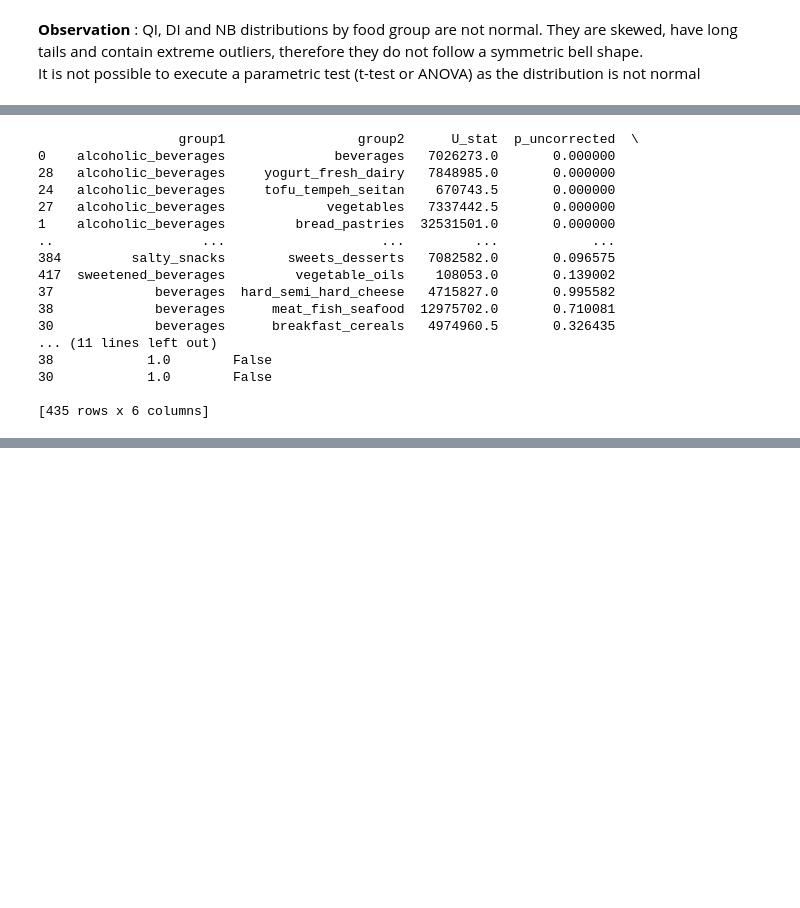
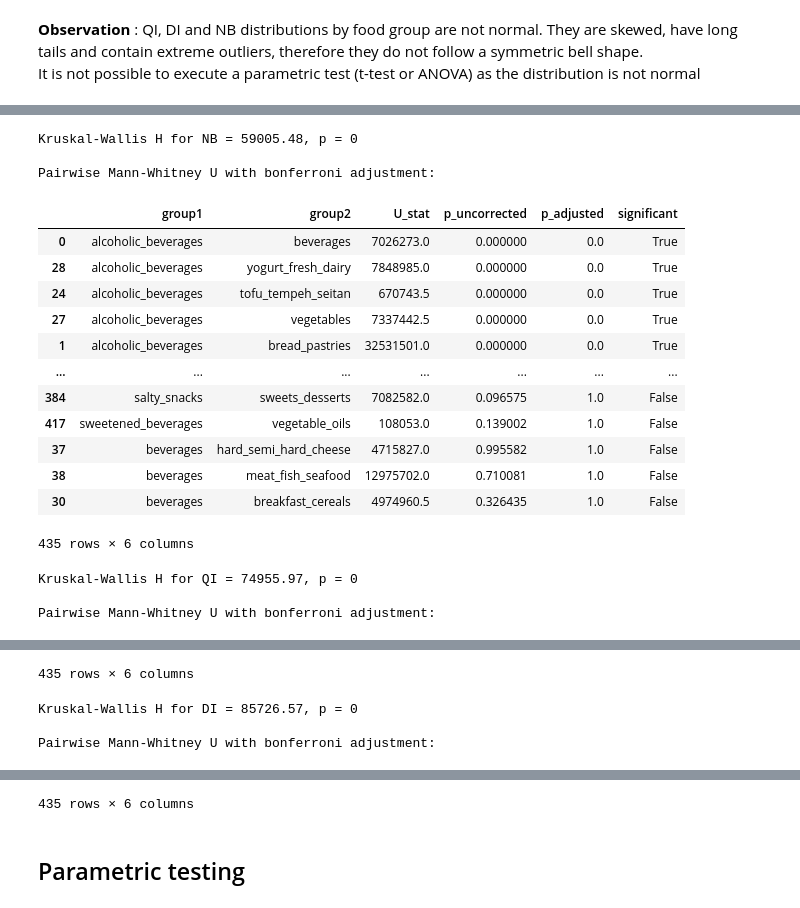
Before and after one commit to sskyxx/Bachelor-Project, a Jupyter notebook: analysis/statistical_tests.ipynb, the cells around one changed output, grey strips where cells are left out. Drawn from its saved outputs; the diff is of its cells as text; code cells hidden in the pictures; blank space fills up the shorter version.

Commit message:
overall test (non and parametric)

```diff
--- a/analysis/statistical_tests.ipynb
+++ b/analysis/statistical_tests.ipynb
@@ -151,52 +94,29 @@ UndefinedVariableError: name 'p_adjusted' is not defined
 # %%
-# 1. Group your data by food_group
-groups = {
-    name: grp['NB'].values
-    for name, grp in df_food_clean_scaled.groupby('food_group')
-}
+# Nutrient Balance NB
+H_nb, p_nb, posthoc_nb = nonparametric_group_comparison(df_food_clean_scaled, 'NB')
 
-# 2. Generate all unique pairs of groups
-pairs = list(itertools.combinations(groups.keys(), 2))
+# Quality Index QI
+H_qi, p_qi, posthoc_qi = nonparametric_group_comparison(df_food_clean_scaled, 'QI')
 
-# 3. Run Mann–Whitney U for each pair
-results = []
-for g1, g2 in pairs:
-    u_stat, p_unc = mannwhitneyu(groups[g1], groups[g2], alternative='two-sided')
-    results.append({
-        'group1': g1,
-        'group2': g2,
-        'U_stat': u_stat,
-        'p_uncorrected': p_unc
-    })
-
-# 4. Bonferroni‐correct the p-values
-p_uncorrected = [r['p_uncorrected'] for r in results]
-rej, p_adjusted, _, _ = multipletests(p_uncorrected, alpha=0.05, method='bonferroni')
-
-# 5. Attach adjusted p-values and significance flags
-for r, p_adj, is_sig in zip(results, p_adjusted, rej):
-    r['p_bonferroni'] = p_adj
-    r['significant'] = is_sig
-
-# 6. Create a DataFrame for easy inspection
-posthoc_df = pd.DataFrame(results)
-posthoc_df = posthoc_df.sort_values('p_bonferroni')
-print(posthoc_df[['group1','group2','U_stat','p_uncorrected','p_bonferroni','significant']])
+# Disqualifying Index DI
+H_di, p_di, posthoc_di = nonparametric_group_comparison(df_food_clean_scaled, 'DI')
 # %% [output]
-                  group1                 group2      U_stat  p_uncorrected  \
-0    alcoholic_beverages              beverages   7026273.0       0.000000
-28   alcoholic_beverages     yogurt_fresh_dairy   7848985.0       0.000000
-24   alcoholic_beverages     tofu_tempeh_seitan    670743.5       0.000000
-27   alcoholic_beverages             vegetables   7337442.5       0.000000
-1    alcoholic_beverages         bread_pastries  32531501.0       0.000000
-..                   ...                    ...         ...            ...
-384         salty_snacks        sweets_desserts   7082582.0       0.096575
-417  sweetened_beverages         vegetable_oils    108053.0       0.139002
-37             beverages  hard_semi_hard_cheese   4715827.0       0.995582
-38             beverages      meat_fish_seafood  12975702.0       0.710081
-30             beverages      breakfast_cereals   4974960.5       0.326435
-... (11 lines left out)
-38            1.0        False
-30            1.0        False
+Kruskal-Wallis H for NB = 59005.48, p = 0
 
-[435 rows x 6 columns]
+Pairwise Mann-Whitney U with bonferroni adjustment:
+|  | group1 | group2 | U_stat | p_uncorrected | p_adjusted | significant |
+| 0 | alcoholic_beverages | beverages | 7026273.0 | 0.000000 | 0.0 | True |
+| 28 | alcoholic_beverages | yogurt_fresh_dairy | 7848985.0 | 0.000000 | 0.0 | True |
+| 24 | alcoholic_beverages | tofu_tempeh_seitan | 670743.5 | 0.000000 | 0.0 | True |
+| 27 | alcoholic_beverages | vegetables | 7337442.5 | 0.000000 | 0.0 | True |
+| 1 | alcoholic_beverages | bread_pastries | 32531501.0 | 0.000000 | 0.0 | True |
+| ... | ... | ... | ... | ... | ... | ... |
+| 384 | salty_snacks | sweets_desserts | 7082582.0 | 0.096575 | 1.0 | False |
+| 417 | sweetened_beverages | vegetable_oils | 108053.0 | 0.139002 | 1.0 | False |
+| 37 | beverages | hard_semi_hard_cheese | 4715827.0 | 0.995582 | 1.0 | False |
+| 38 | beverages | meat_fish_seafood | 12975702.0 | 0.710081 | 1.0 | False |
+| 30 | beverages | breakfast_cereals | 4974960.5 | 0.326435 | 1.0 | False |
+435 rows × 6 columns
+Kruskal-Wallis H for QI = 74955.97, p = 0
+
+Pairwise Mann-Whitney U with bonferroni adjustment:
@@ -202,0 +135,4 @@ print(posthoc_df[['group1','group2','U_stat','p_uncorrected','p_bonferroni','sig
+435 rows × 6 columns
+Kruskal-Wallis H for DI = 85726.57, p = 0
+
+Pairwise Mann-Whitney U with bonferroni adjustment:
@@ -202,0 +151,3 @@ print(posthoc_df[['group1','group2','U_stat','p_uncorrected','p_bonferroni','sig
+435 rows × 6 columns
+# %% [markdown]
+## Parametric testing
```
Also changed, not shown: parts of 5 cells of this notebook, 1 other file.
